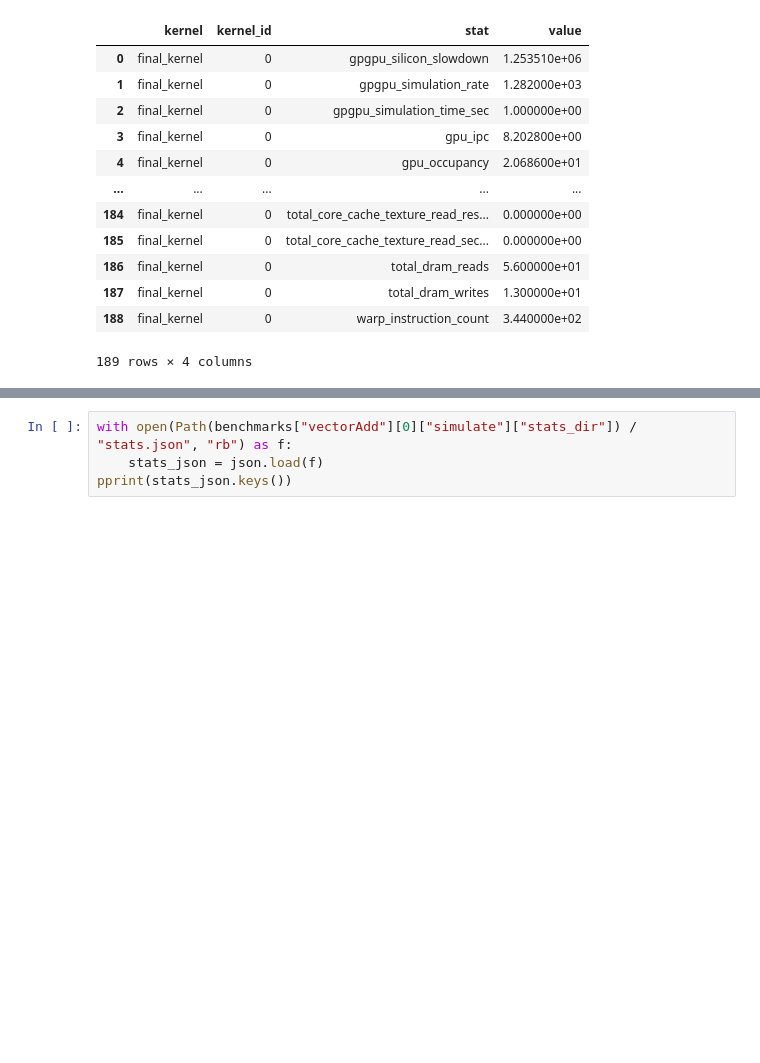
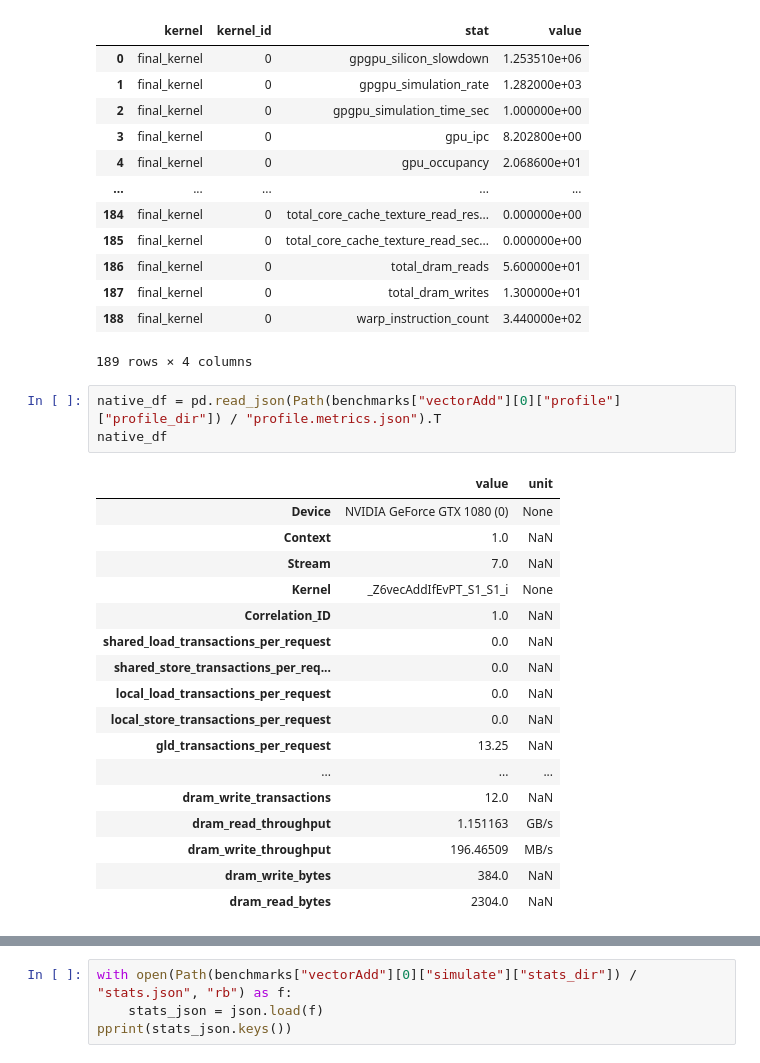
Before and after one commit to romnn/microgpusim, a Jupyter notebook: notebooks/plots.ipynb, the cells around one changed output, grey strips where cells are left out. Saved outputs shown, nothing was run; the diff lists cells and outputs as text; blank space fills up the shorter version.

Commit message:
validate: profile CUDA commands using nvprof

```diff
--- a/notebooks/plots.ipynb
+++ b/notebooks/plots.ipynb
@@ -81,3 +114,24 @@ accel_stats_df
 | 187 | final_kernel | 0 | total_dram_writes | 1.300000e+01 |
 | 188 | final_kernel | 0 | warp_instruction_count | 3.440000e+02 |
 189 rows × 4 columns
+# %%
+native_df = pd.read_json(Path(benchmarks["vectorAdd"][0]["profile"]["profile_dir"]) / "profile.metrics.json").T
+native_df
+# %% [output]
+|  | value | unit |
+| Device | NVIDIA GeForce GTX 1080 (0) | None |
+| Context | 1.0 | NaN |
+| Stream | 7.0 | NaN |
+| Kernel | _Z6vecAddIfEvPT_S1_S1_i | None |
+| Correlation_ID | 1.0 | NaN |
+| shared_load_transactions_per_request | 0.0 | NaN |
+| shared_store_transactions_per_req... | 0.0 | NaN |
+| local_load_transactions_per_request | 0.0 | NaN |
+| local_store_transactions_per_request | 0.0 | NaN |
+| gld_transactions_per_request | 13.25 | NaN |
+| ... | ... | ... |
+| dram_write_transactions | 12.0 | NaN |
+| dram_read_throughput | 1.151163 | GB/s |
+| dram_write_throughput | 196.46509 | MB/s |
+| dram_write_bytes | 384.0 | NaN |
+| dram_read_bytes | 2304.0 | NaN |
```
Also changed, not shown: parts of 7 cells of this notebook, 32 other files.
